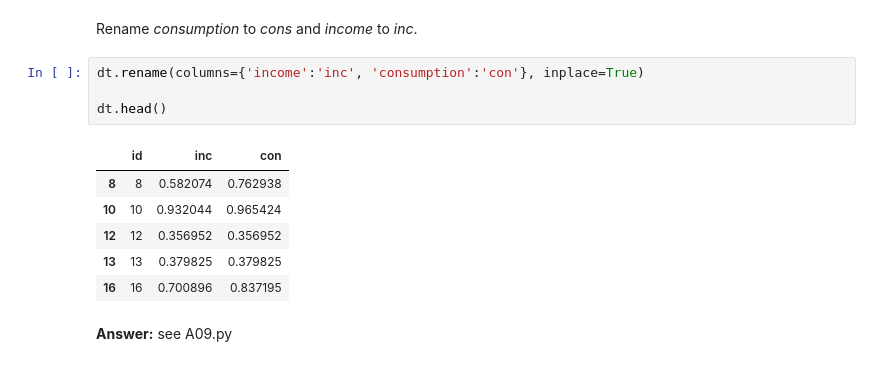
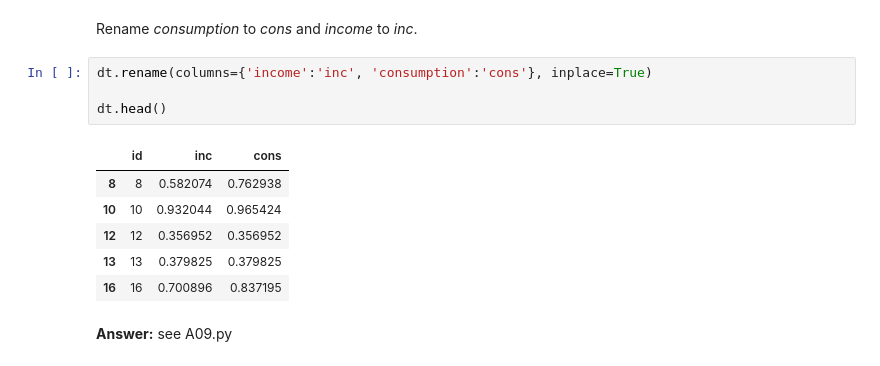
Before and after one commit to RosaMeyer/IntroProg-exercises, a Jupyter notebook: PS3/problem_set_3.ipynb, the cells around one changed output. Drawn from its saved outputs; the diff is of its cells as text.

```diff
--- a/PS3/problem_set_3.ipynb
+++ b/PS3/problem_set_3.ipynb
@@ -224,11 +224,11 @@ df.drop([0, 1])
 # %% [markdown]
 Rename *consumption* to *cons* and *income* to *inc*.
 # %%
-dt.rename(columns={'income':'inc', 'consumption':'con'}, inplace=True)
+dt.rename(columns={'income':'inc', 'consumption':'cons'}, inplace=True)
 
 dt.head()
 # %% [output]
-|  | id | inc | con |
+|  | id | inc | cons |
 | 8 | 8 | 0.582074 | 0.762938 |
 | 10 | 10 | 0.932044 | 0.965424 |
 | 12 | 12 | 0.356952 | 0.356952 |
```
Also changed, not shown: parts of 2 cells of this notebook.
